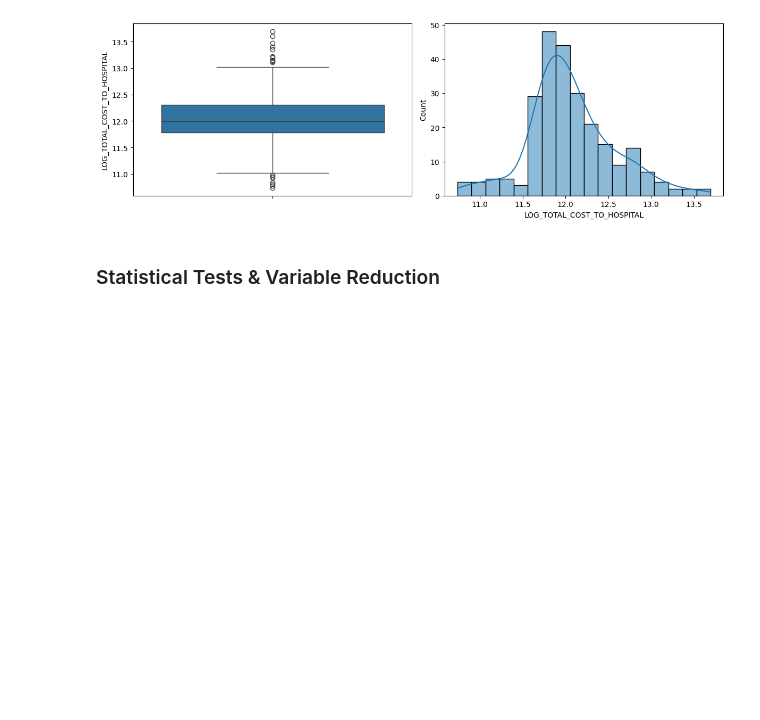
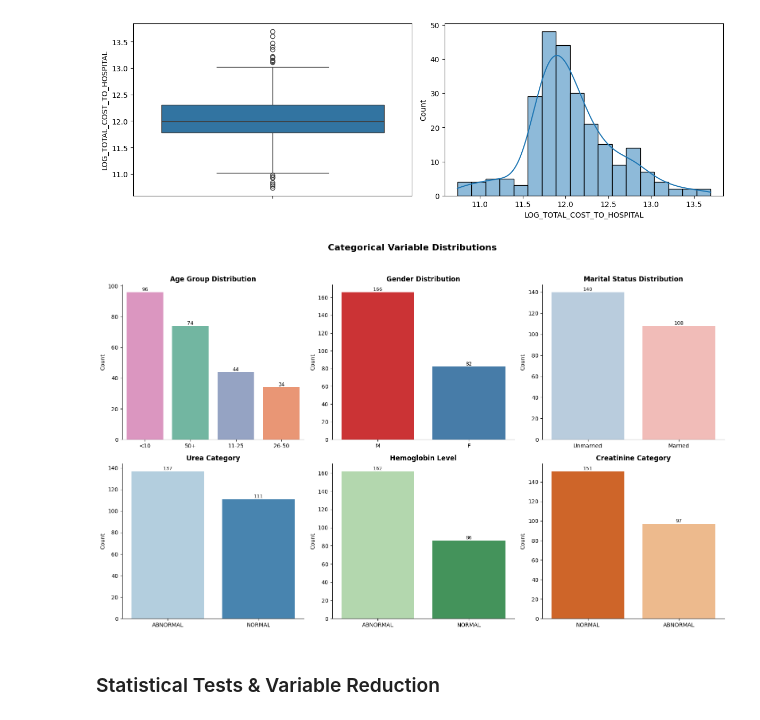
Before and after one commit to lmills724/Package-Pricing-Mission-Hospital-Project, a Jupyter notebook: pricing-predictions.ipynb, the cells around one changed output. Cells and saved outputs as stored; diff of their text form; code cells hidden in the pictures; blank space fills up the shorter version.

Commit message:
Updated readme, added images, etc

```diff
--- a/pricing-predictions.ipynb
+++ b/pricing-predictions.ipynb
@@ -125,6 +136,41 @@ plt.tight_layout()
 plt.show()
 # %% [output]
 [figure]
+# %%
+# Creating plots for distributions
+fig, axes = plt.subplots(2, 3, figsize=(16, 10))
+
+categories = [
+    ('AGE_GROUP', 'Age Group Distribution', 'Set2'),
+    ('GENDER', 'Gender Distribution', 'Set1'),
+    ('MARITAL STATUS', 'Marital Status Distribution', 'Pastel1'),
+    ('UREA_CAT', 'Urea Category', 'Blues'),
+    ('HB_LEVEL', 'Hemoglobin Level', 'Greens'),
+    ('CREATININE_CAT', 'Creatinine Category', 'Oranges')
+]
+
+for ax, (col, title, palette) in zip(axes.flatten(), categories):
+    sns.countplot(
+        x=col,
+        hue=col,
+        data=data,
+        order=data[col].value_counts().index,
+        palette=palette,
+        legend=False,
+        ax=ax
+    )
+    ax.set_title(title, fontsize=12, fontweight='bold')
+    ax.set_xlabel('')
+    ax.set_ylabel('Count')
+    ax.spines[['top', 'right']].set_visible(False)
+    for container in ax.containers:
+        ax.bar_label(container, fontsize=9)
+
+plt.suptitle('Categorical Variable Distributions', fontsize=16, fontweight='bold')
+plt.tight_layout(rect=[0, 0, 1, 0.95])
+plt.show()
+# %% [output]
+[figure, added]
 # %%
 # Function to return value count and frequency, as well as mean cost
 def value_count_freq(col):
```
Also changed, not shown: parts of 16 cells of this notebook, 2 other files.
